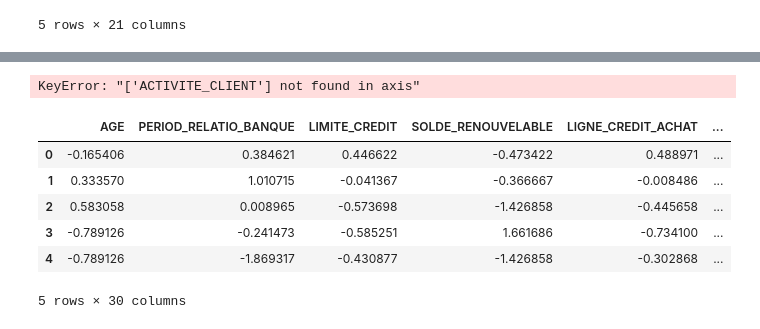
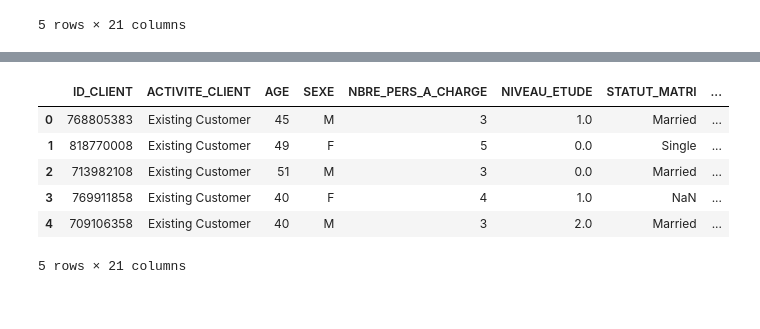
Before and after one commit to DOMINIQUE123-hub/projet_desabonnement, a Jupyter notebook: DESABONNEMENT DE CLIENTS-checkpoint.ipynb, the cells around one changed output, grey strips where cells are left out. Drawn from its saved outputs; the diff is of its cells as text; code cells hidden in the pictures.

```diff
--- a/DESABONNEMENT DE CLIENTS-checkpoint.ipynb
+++ b/DESABONNEMENT DE CLIENTS-checkpoint.ipynb
@@ -177,4 +55,0 @@ data_char['NBRE_TOTAL_PRODUITS_CLIENT'] = data_quali['NBRE_TOTAL_PRODUITS_CLIENT
-# %%
-data_char.drop('ACTIVITE_CLIENT', axis = 1)
-# %% [output]
-KeyError: "['ACTIVITE_CLIENT'] not found in axis"
@@ -183,10 +55,0 @@ df = pd.concat([data_normali, data_char], axis = 1)
-# %%
-df.head()
-# %% [output]
-|  | AGE | PERIOD_RELATIO_BANQUE | LIMITE_CREDIT | SOLDE_RENOUVELABLE | LIGNE_CREDIT_ACHAT | ... |
-| 0 | -0.165406 | 0.384621 | 0.446622 | -0.473422 | 0.488971 | ... |
-| 1 | 0.333570 | 1.010715 | -0.041367 | -0.366667 | -0.008486 | ... |
-| 2 | 0.583058 | 0.008965 | -0.573698 | -1.426858 | -0.445658 | ... |
-| 3 | -0.789126 | -0.241473 | -0.585251 | 1.661686 | -0.734100 | ... |
-| 4 | -0.789126 | -1.869317 | -0.430877 | -1.426858 | -0.302868 | ... |
-5 rows × 30 columns
@@ -192,0 +59,10 @@ df.head()
+# %%
+data.head()
+# %% [output]
+|  | ID_CLIENT | ACTIVITE_CLIENT | AGE | SEXE | NBRE_PERS_A_CHARGE | NIVEAU_ETUDE | STATUT_MATRI | ... |
+| 0 | 768805383 | Existing Customer | 45 | M | 3 | 1.0 | Married | ... |
+| 1 | 818770008 | Existing Customer | 49 | F | 5 | 0.0 | Single | ... |
+| 2 | 713982108 | Existing Customer | 51 | M | 3 | 0.0 | Married | ... |
+| 3 | 769911858 | Existing Customer | 40 | F | 4 | 1.0 | NaN | ... |
+| 4 | 709106358 | Existing Customer | 40 | M | 3 | 2.0 | Married | ... |
+5 rows × 21 columns
```
Also changed, not shown: parts of 46 cells of this notebook.
